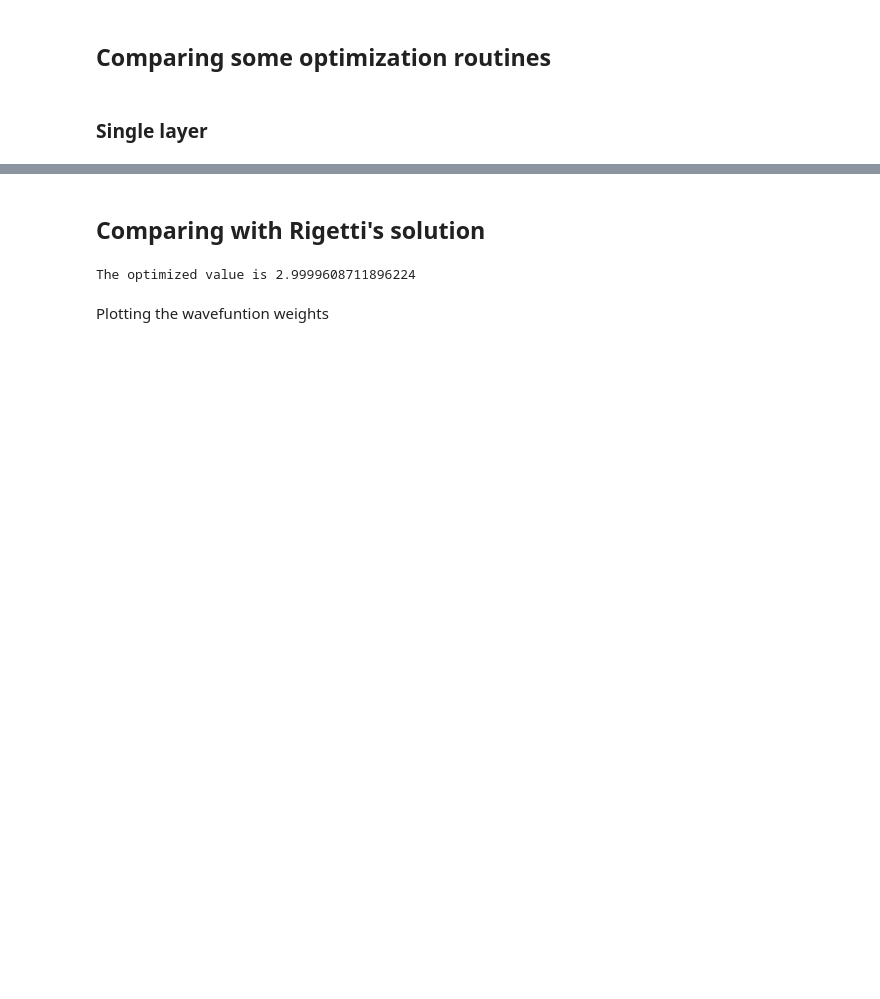
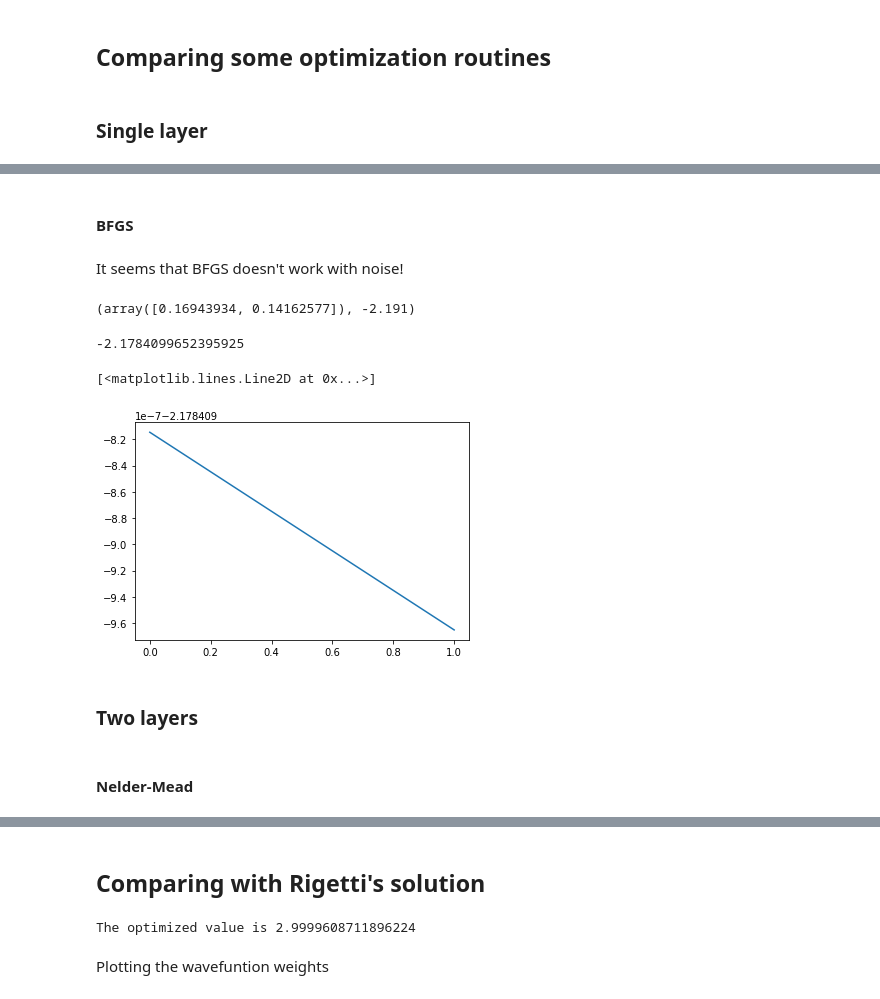
Before and after one commit to ikim-quantum/optimization_sparse, a Jupyter notebook: MaxCut_Isaac.ipynb, the cells around one changed output, grey strips where cells are left out. Cells and saved outputs as stored; diff of their text form; code cells hidden in the pictures; blank space fills up the shorter version.

```diff
--- a/MaxCut_Isaac.ipynb
+++ b/MaxCut_Isaac.ipynb
@@ -68,0 +202,30 @@ sol_NM = minimize(cost,np.random.rand(2*num_layers),args=({'Nfeval':0}),method='
+# %% [markdown]
+#### BFGS
+# %% [markdown]
+It seems that BFGS doesn't work with noise!
+# %%
+stats_BFGS = []
+n_measures = 10000
+
+def callback_BFGS(x):
+    stats_BFGS.append(cost(x))
+
+sol_BFGS = minimize(cost,np.random.rand(2*num_layers),args = (n_measures),callback=callback_BFGS,method='BFGS')
+# %%
+sol_BFGS.x,sol_BFGS.fun #Noisy cost of the optimal solution
+# %% [output]
+(array([0.16943934, 0.14162577]), -2.191)
+# %%
+cost(sol_BFGS.x,0) # Noiseless cost of the optimal solution
+# %% [output]
+-2.1784099652395925
+# %%
+plt.plot(stats_BFGS)
+# plt.ylim([-1,-3])
+# %% [output]
+[<matplotlib.lines.Line2D at 0x...>]
+[figure, added]
+# %% [markdown]
+### Two layers
+# %% [markdown]
+#### Nelder-Mead
```
Also changed, not shown: parts of 32 cells of this notebook, 2 other files.
